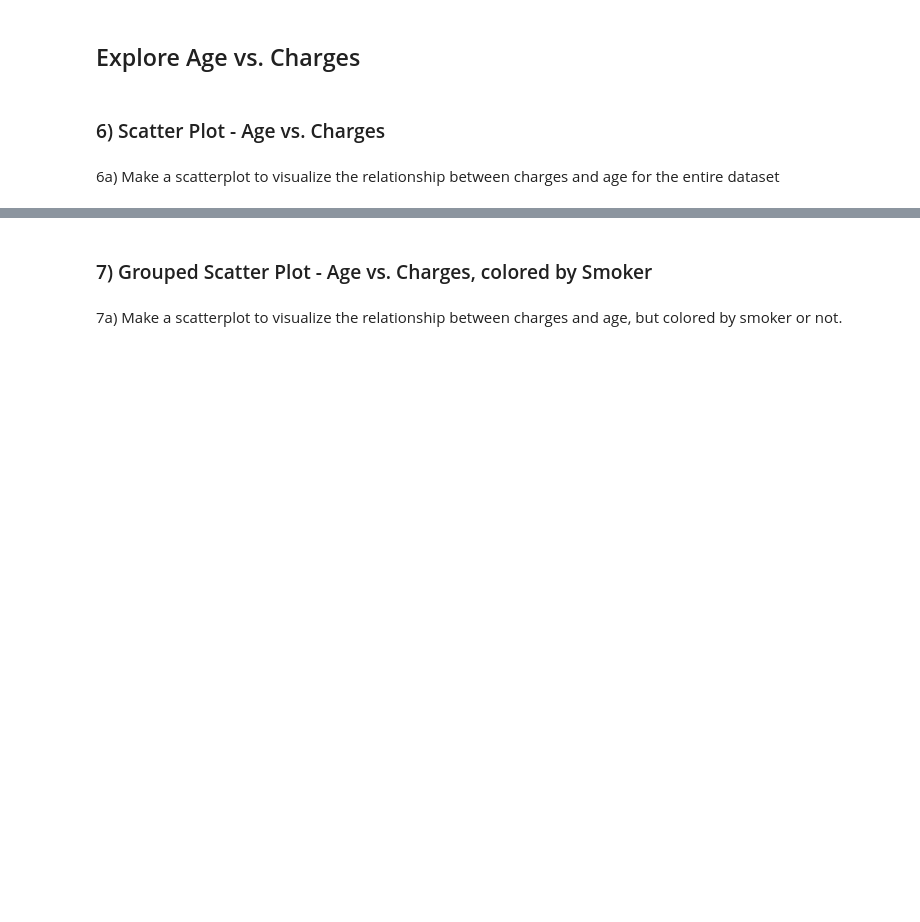
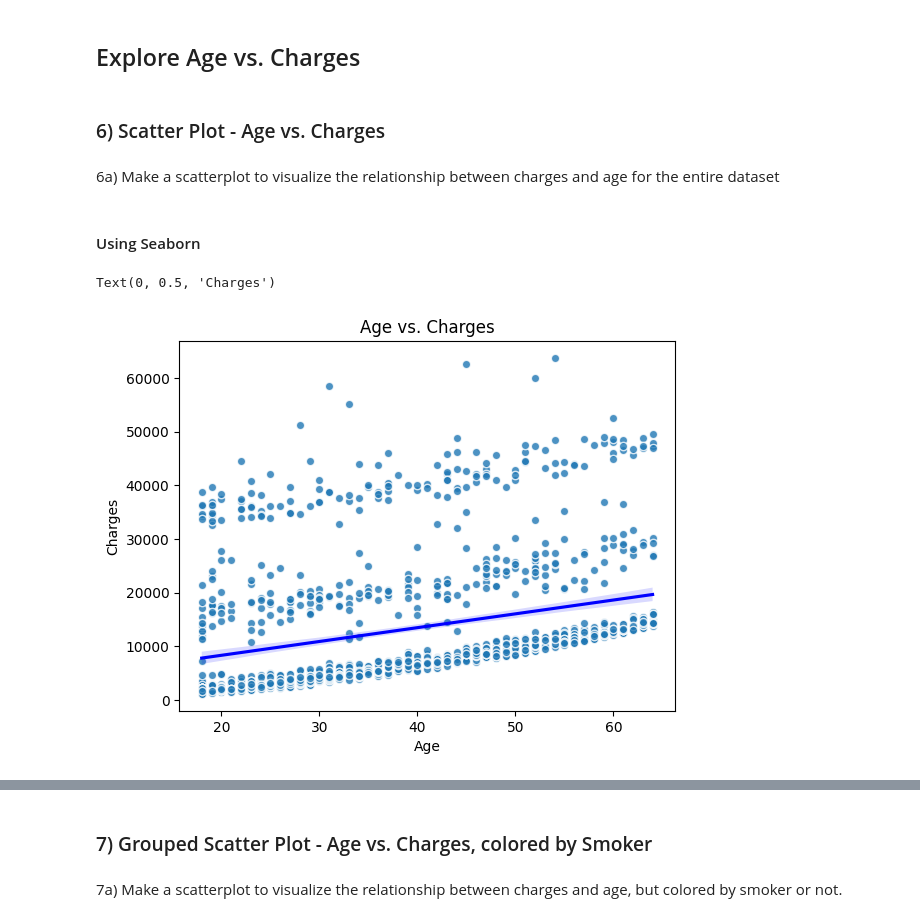
Before and after one commit to Rahafhosari/DataScience2024-2025, a Jupyter notebook: Data_Visualization_Core.ipynb, the cells around one changed output, grey strips where cells are left out. Cells and saved outputs as stored; diff of their text form; code cells hidden in the pictures; blank space fills up the shorter version.

```diff
--- a/Data_Visualization_Core.ipynb
+++ b/Data_Visualization_Core.ipynb
@@ -186,0 +186,13 @@ legend = ax.legend(title= "Smokers")
+# %% [markdown]
+#### Using Seaborn
+# %%
+# Create a scatter plot of age vs charges
+scatter_kws = dict(edgecolor='white') # the points
+line_kws = dict(color='blue') #the regression line
+ax = sns.regplot(data=df, x="age", y="charges", scatter_kws=scatter_kws,line_kws=line_kws)
+ax.set_title("Age vs. Charges")
+ax.set_xlabel("Age")
+ax.set_ylabel("Charges")
+# %% [output]
+Text(0, 0.5, 'Charges')
+[figure, added]
```
Also changed, not shown: parts of 38 cells of this notebook.
